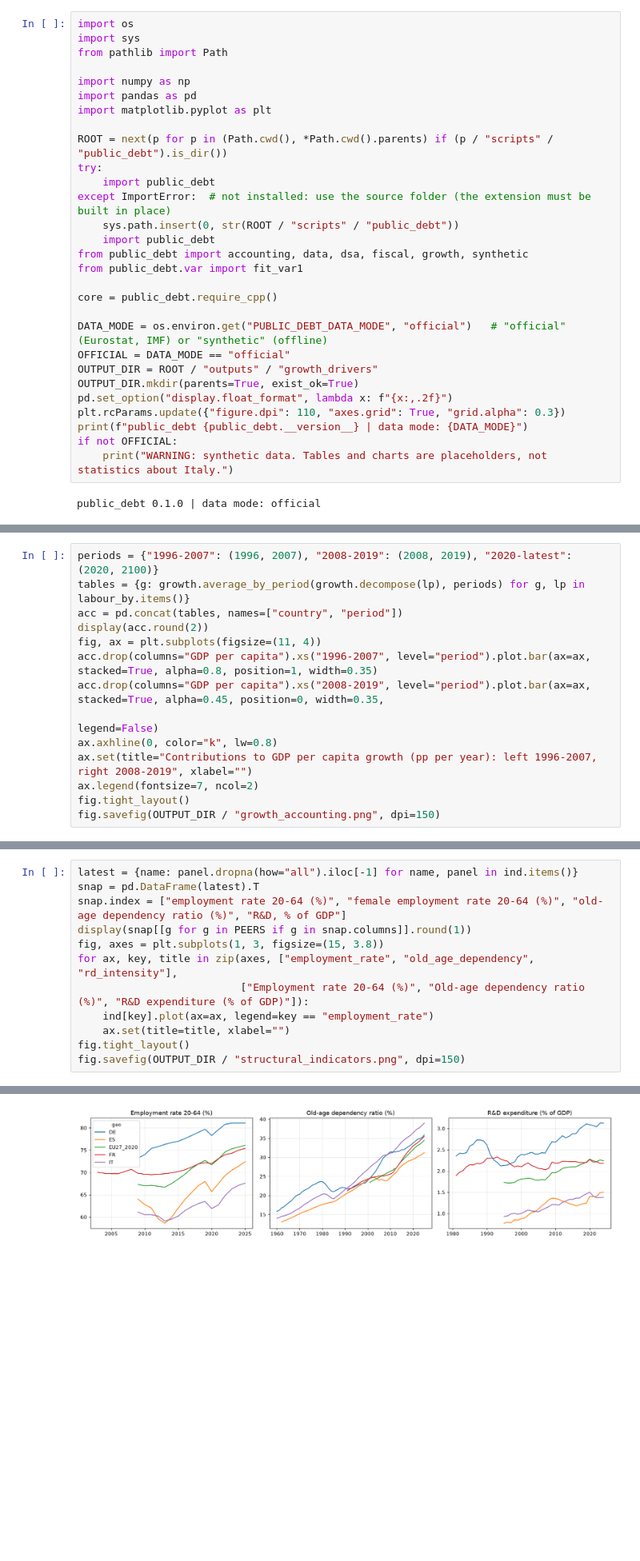
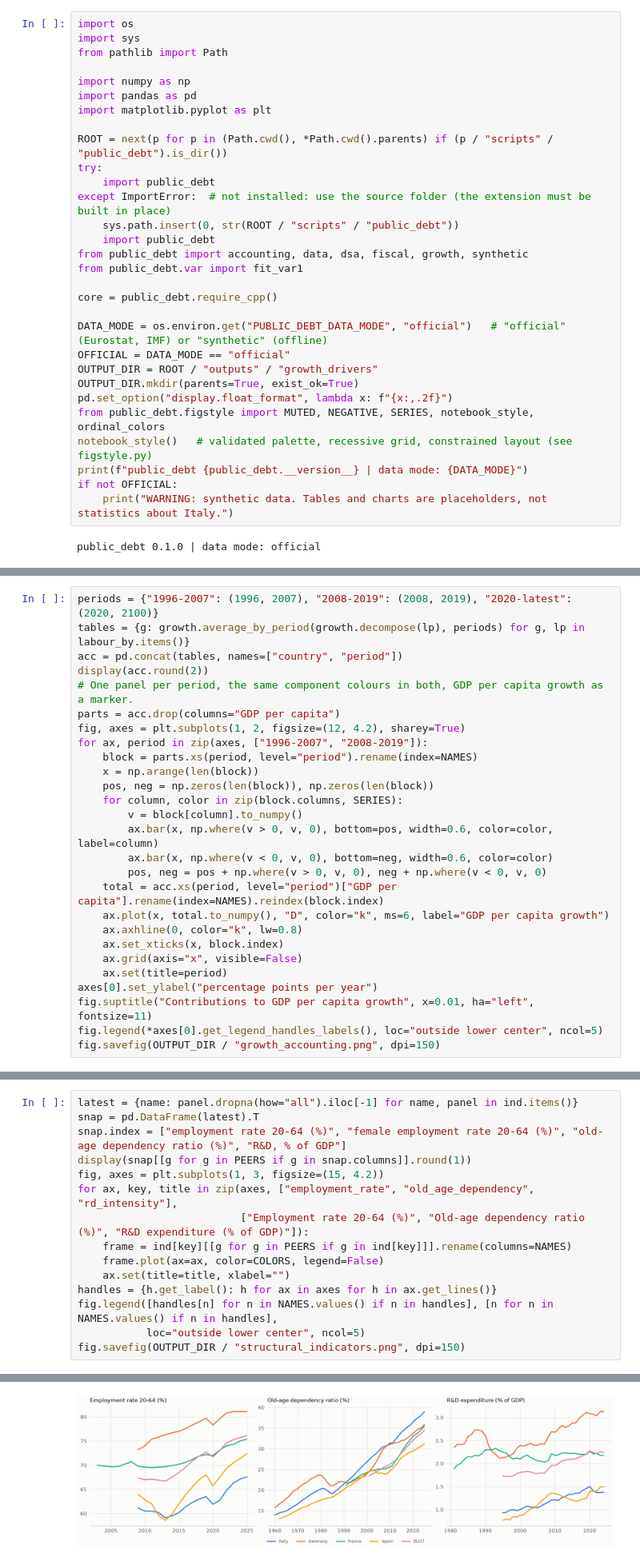
Before and after one commit to paolo993788/Italian-public-debt, a Jupyter notebook: notebooks/growth_drivers/03_macro_micro_drivers.ipynb, the cells around one changed output, grey strips where cells are left out. Shown at 80% size. Cells and saved outputs as stored; diff of their text form; blank space fills up the shorter version.

```diff
--- a/notebooks/growth_drivers/03_macro_micro_drivers.ipynb
+++ b/notebooks/growth_drivers/03_macro_micro_drivers.ipynb
@@ -32,7 +32,8 @@ OFFICIAL = DATA_MODE == "official"
 OUTPUT_DIR = ROOT / "outputs" / "growth_drivers"
 OUTPUT_DIR.mkdir(parents=True, exist_ok=True)
 pd.set_option("display.float_format", lambda x: f"{x:,.2f}")
-plt.rcParams.update({"figure.dpi": 110, "axes.grid": True, "grid.alpha": 0.3})
+from public_debt.figstyle import MUTED, NEGATIVE, SERIES, notebook_style, ordinal_colors
+notebook_style()   # validated palette, recessive grid, constrained layout (see figstyle.py)
 print(f"public_debt {public_debt.__version__} | data mode: {DATA_MODE}")
 if not OFFICIAL:
     print("WARNING: synthetic data. Tables and charts are placeholders, not statistics about Italy.")
@@ -81,14 +85,27 @@ periods = {"1996-2007": (1996, 2007), "2008-2019": (2008, 2019), "2020-latest":
 tables = {g: growth.average_by_period(growth.decompose(lp), periods) for g, lp in labour_by.items()}
 acc = pd.concat(tables, names=["country", "period"])
 display(acc.round(2))
-fig, ax = plt.subplots(figsize=(11, 4))
-acc.drop(columns="GDP per capita").xs("1996-2007", level="period").plot.bar(ax=ax, stacked=True, alpha=0.8, position=1, width=0.35)
-acc.drop(columns="GDP per capita").xs("2008-2019", level="period").plot.bar(ax=ax, stacked=True, alpha=0.45, position=0, width=0.35,
-                                                                             legend=False)
-ax.axhline(0, color="k", lw=0.8)
-ax.set(title="Contributions to GDP per capita growth (pp per year): left 1996-2007, right 2008-2019", xlabel="")
-ax.legend(fontsize=7, ncol=2)
-fig.tight_layout()
+# One panel per period, the same component colours in both, GDP per capita growth as a marker.
+parts = acc.drop(columns="GDP per capita")
+fig, axes = plt.subplots(1, 2, figsize=(12, 4.2), sharey=True)
+for ax, period in zip(axes, ["1996-2007", "2008-2019"]):
+    block = parts.xs(period, level="period").rename(index=NAMES)
+    x = np.arange(len(block))
+    pos, neg = np.zeros(len(block)), np.zeros(len(block))
+    for column, color in zip(block.columns, SERIES):
+        v = block[column].to_numpy()
+        ax.bar(x, np.where(v > 0, v, 0), bottom=pos, width=0.6, color=color, label=column)
+        ax.bar(x, np.where(v < 0, v, 0), bottom=neg, width=0.6, color=color)
+        pos, neg = pos + np.where(v > 0, v, 0), neg + np.where(v < 0, v, 0)
+    total = acc.xs(period, level="period")["GDP per capita"].rename(index=NAMES).reindex(block.index)
+    ax.plot(x, total.to_numpy(), "D", color="k", ms=6, label="GDP per capita growth")
+    ax.axhline(0, color="k", lw=0.8)
+    ax.set_xticks(x, block.index)
+    ax.grid(axis="x", visible=False)
+    ax.set(title=period)
+axes[0].set_ylabel("percentage points per year")
+fig.suptitle("Contributions to GDP per capita growth", x=0.01, ha="left", fontsize=11)
+fig.legend(*axes[0].get_legend_handles_labels(), loc="outside lower center", ncol=5)
 fig.savefig(OUTPUT_DIR / "growth_accounting.png", dpi=150)
 # %% [output]
 |  |  | GDP per capita | productivity per hour | hours per worker | employment rate (15-64) | ... |
@@ -111,22 +128,25 @@ fig.savefig(OUTPUT_DIR / "growth_accounting.png", dpi=150)
 # %%
 latest = {name: panel.dropna(how="all").iloc[-1] for name, panel in ind.items()}
 snap = pd.DataFrame(latest).T
 snap.index = ["employment rate 20-64 (%)", "female employment rate 20-64 (%)", "old-age dependency ratio (%)", "R&D, % of GDP"]
 display(snap[[g for g in PEERS if g in snap.columns]].round(1))
-fig, axes = plt.subplots(1, 3, figsize=(15, 3.8))
+fig, axes = plt.subplots(1, 3, figsize=(15, 4.2))
 for ax, key, title in zip(axes, ["employment_rate", "old_age_dependency", "rd_intensity"],
                           ["Employment rate 20-64 (%)", "Old-age dependency ratio (%)", "R&D expenditure (% of GDP)"]):
-    ind[key].plot(ax=ax, legend=key == "employment_rate")
+    frame = ind[key][[g for g in PEERS if g in ind[key]]].rename(columns=NAMES)
+    frame.plot(ax=ax, color=COLORS, legend=False)
     ax.set(title=title, xlabel="")
-fig.tight_layout()
+handles = {h.get_label(): h for ax in axes for h in ax.get_lines()}
+fig.legend([handles[n] for n in NAMES.values() if n in handles], [n for n in NAMES.values() if n in handles],
+           loc="outside lower center", ncol=5)
 fig.savefig(OUTPUT_DIR / "structural_indicators.png", dpi=150)
 # %% [output]
 | geo | IT | DE | FR | ES | EU27_2020 |
 | employment rate 20-64 (%) | 67.60 | 81.10 | 75.40 | 72.40 | 76.10 |
 | female employment rate 20-64 (%) | 58.00 | 77.70 | 72.60 | 67.60 | 71.30 |
 | old-age dependency ratio (%) | 39.00 | 35.90 | 35.50 | 31.20 | 34.50 |
 | R&D, % of GDP | 1.40 | 3.10 | 2.20 | 1.50 | 2.20 |
-[figure, old version]
+[figure, new version]
 # %% [markdown]
 ## 3.4 Interest rates, spreads and inflation
 
```
Also changed, not shown: parts of 3 cells of this notebook, 5 other files.
